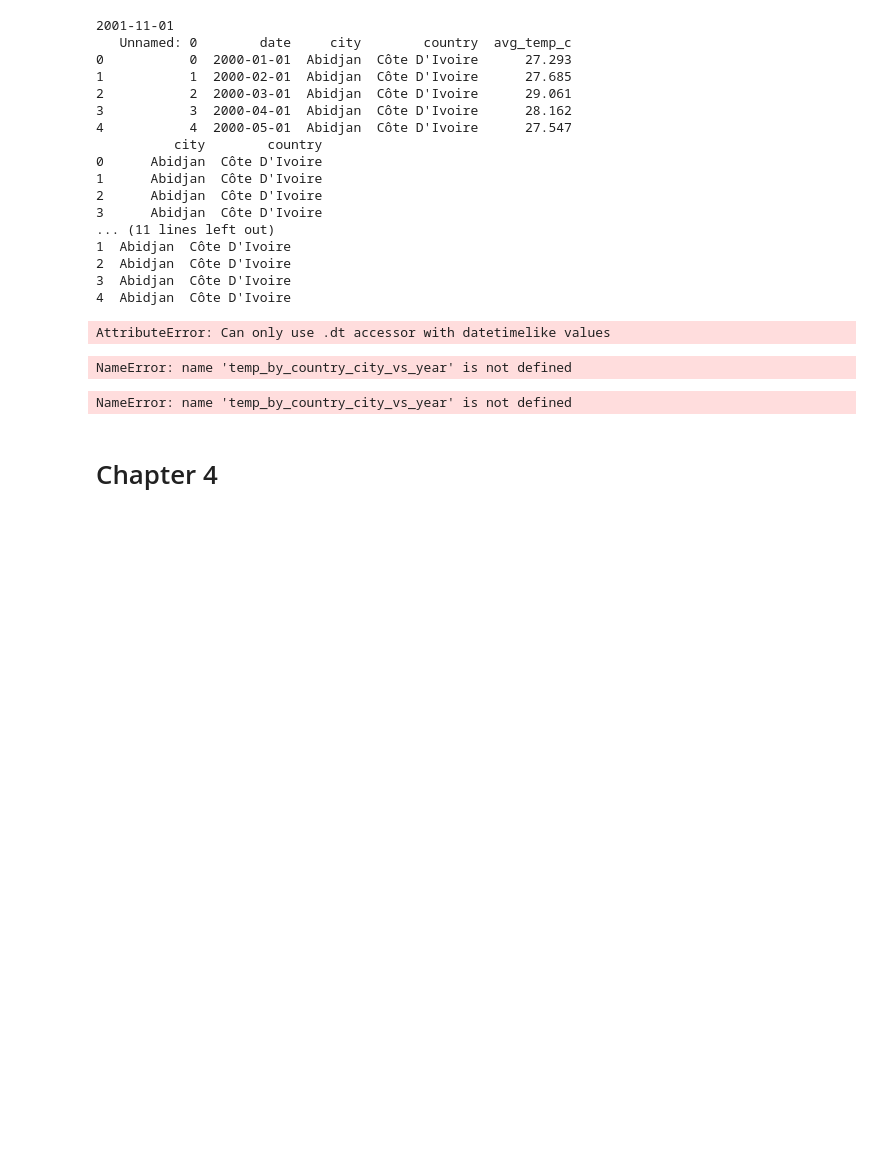
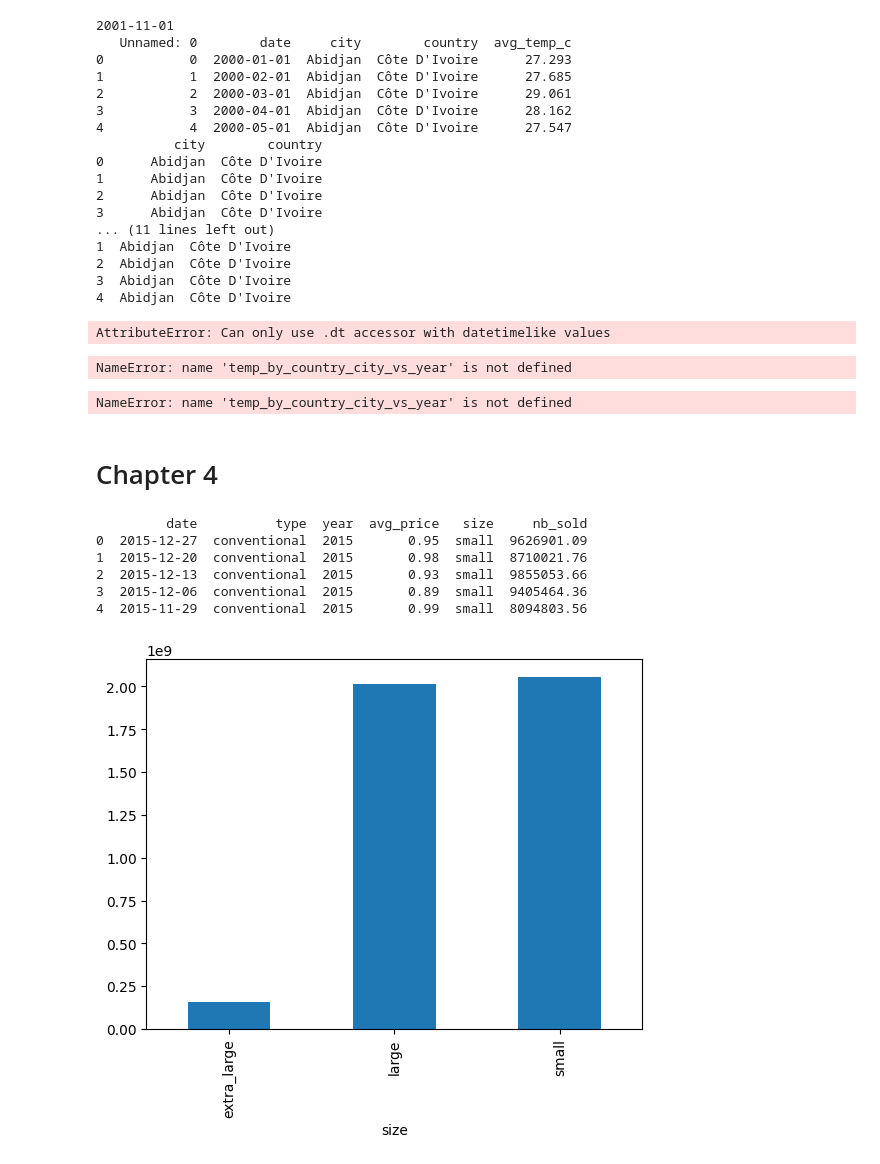
Before and after one commit to dnlwlnc/Datacamp, a Jupyter notebook: Data-Manipulation-with-pandas/Data Manipulation with pandas.ipynb, the cells around one changed output. Drawn from its saved outputs; the diff is of its cells as text; code cells hidden in the pictures; blank space fills up the shorter version.

Commit message:
Data-manipulation-with-pandas chapter 4

```diff
--- a/Data-Manipulation-with-pandas/Data Manipulation with pandas.ipynb
+++ b/Data-Manipulation-with-pandas/Data Manipulation with pandas.ipynb
@@ -864,3 +864,26 @@ print(mean_temp_by_city[mean_temp_by_city == mean_temp_by_city.min()])
 NameError: name 'temp_by_country_city_vs_year' is not defined
 # %% [markdown]
 # Chapter 4
+# %%
+import matplotlib.pyplot as plt
+avocados = pd.read_pickle('data/avoplotto.pkl')
+# %%
+# Look at the first few rows of data
+print(avocados.head())
+
+# Get the total number of avocados sold of each size
+nb_sold_by_size = avocados.groupby('size')['nb_sold'].sum()
+
+# Create a bar plot of the number of avocados sold by size
+nb_sold_by_size.plot(kind='bar')
+
+# Show the plot
+plt.show()
+# %% [output]
+         date          type  year  avg_price   size     nb_sold
+0  2015-12-27  conventional  2015       0.95  small  9626901.09
+1  2015-12-20  conventional  2015       0.98  small  8710021.76
+2  2015-12-13  conventional  2015       0.93  small  9855053.66
+3  2015-12-06  conventional  2015       0.89  small  9405464.36
+4  2015-11-29  conventional  2015       0.99  small  8094803.56
+[figure, added]
```
Also changed, not shown: parts of 14 cells of this notebook.
